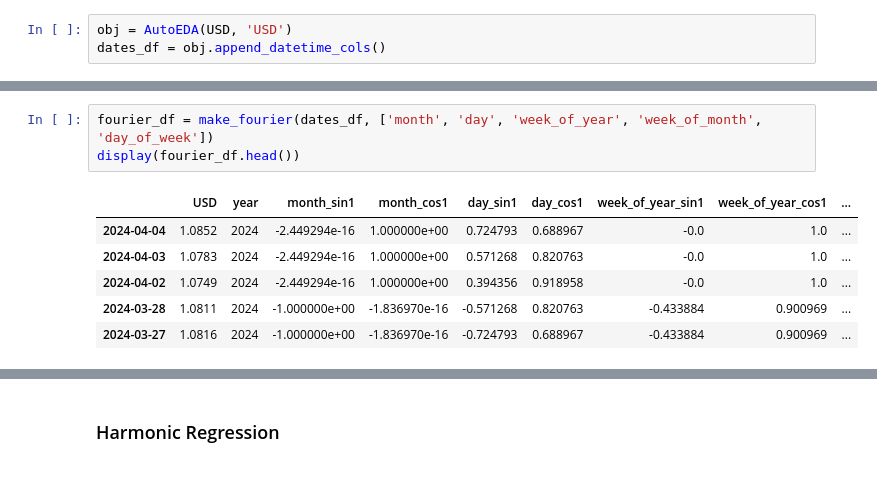
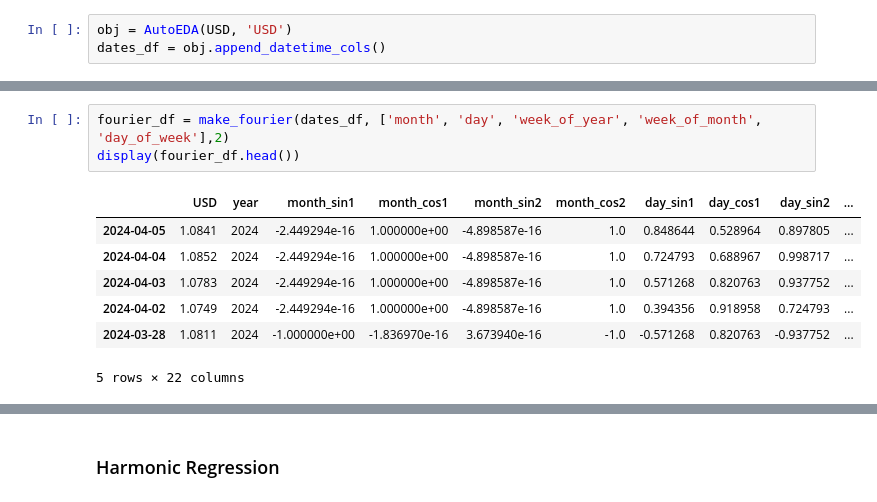
Before and after one commit to mayukhsen13/autoeda_test, a Jupyter notebook: Data_Analysis-ML.ipynb, the cells around one changed output, grey strips where cells are left out. Saved outputs shown, nothing was run; the diff lists cells and outputs as text.

```diff
--- a/Data_Analysis-ML.ipynb
+++ b/Data_Analysis-ML.ipynb
@@ -86,11 +88,12 @@ dates_df
 # %%
-fourier_df = make_fourier(dates_df, ['month', 'day', 'week_of_year', 'week_of_month', 'day_of_week'])
+fourier_df = make_fourier(dates_df, ['month', 'day', 'week_of_year', 'week_of_month', 'day_of_week'],2)
 display(fourier_df.head())
 # %% [output]
-|  | USD | year | month_sin1 | month_cos1 | day_sin1 | day_cos1 | week_of_year_sin1 | week_of_year_cos1 | ... |
-| 2024-04-04 | 1.0852 | 2024 | -2.449294e-16 | 1.000000e+00 | 0.724793 | 0.688967 | -0.0 | 1.0 | ... |
-| 2024-04-03 | 1.0783 | 2024 | -2.449294e-16 | 1.000000e+00 | 0.571268 | 0.820763 | -0.0 | 1.0 | ... |
-| 2024-04-02 | 1.0749 | 2024 | -2.449294e-16 | 1.000000e+00 | 0.394356 | 0.918958 | -0.0 | 1.0 | ... |
-| 2024-03-28 | 1.0811 | 2024 | -1.000000e+00 | -1.836970e-16 | -0.571268 | 0.820763 | -0.433884 | 0.900969 | ... |
-| 2024-03-27 | 1.0816 | 2024 | -1.000000e+00 | -1.836970e-16 | -0.724793 | 0.688967 | -0.433884 | 0.900969 | ... |
+|  | USD | year | month_sin1 | month_cos1 | month_sin2 | month_cos2 | day_sin1 | day_cos1 | day_sin2 | ... |
+| 2024-04-05 | 1.0841 | 2024 | -2.449294e-16 | 1.000000e+00 | -4.898587e-16 | 1.0 | 0.848644 | 0.528964 | 0.897805 | ... |
+| 2024-04-04 | 1.0852 | 2024 | -2.449294e-16 | 1.000000e+00 | -4.898587e-16 | 1.0 | 0.724793 | 0.688967 | 0.998717 | ... |
+| 2024-04-03 | 1.0783 | 2024 | -2.449294e-16 | 1.000000e+00 | -4.898587e-16 | 1.0 | 0.571268 | 0.820763 | 0.937752 | ... |
+| 2024-04-02 | 1.0749 | 2024 | -2.449294e-16 | 1.000000e+00 | -4.898587e-16 | 1.0 | 0.394356 | 0.918958 | 0.724793 | ... |
+| 2024-03-28 | 1.0811 | 2024 | -1.000000e+00 | -1.836970e-16 | 3.673940e-16 | -1.0 | -0.571268 | 0.820763 | -0.937752 | ... |
+5 rows × 22 columns
 # %%
```
Also changed, not shown: parts of 26 cells of this notebook, 1 other file.
